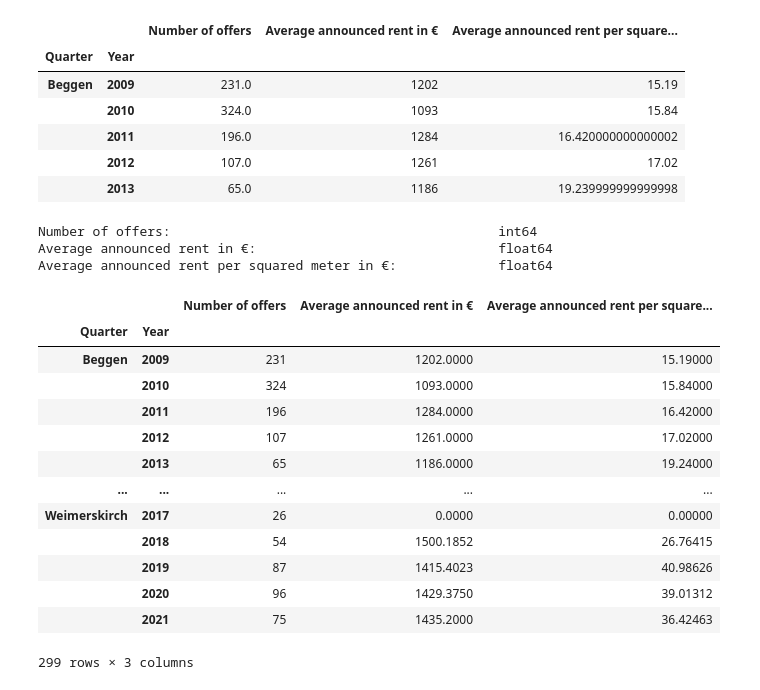
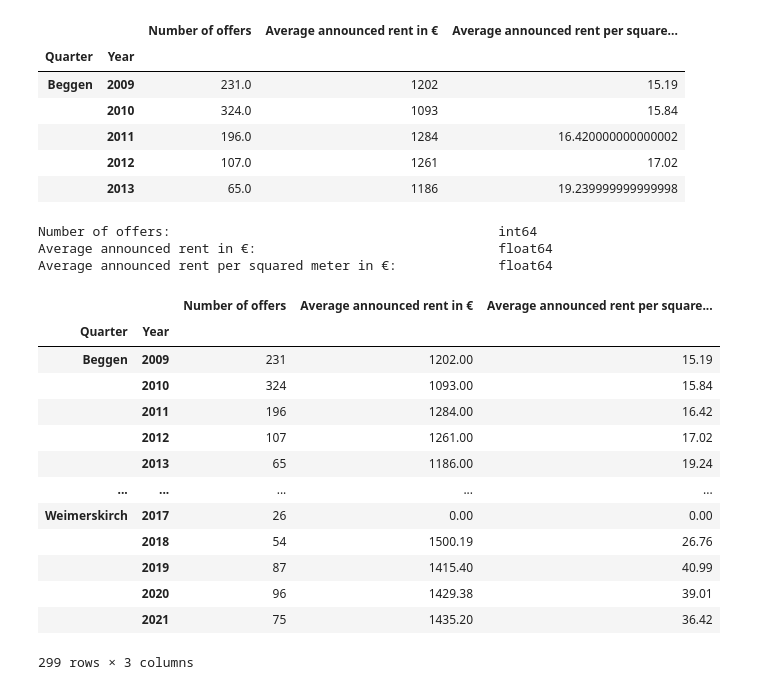
Before and after one commit to Dawreen/data-analytics-challenge, a Jupyter notebook: notebook_analysis.ipynb, the cells around one changed output. Cells and saved outputs as stored; diff of their text form; code cells hidden in the pictures.

Commit message:
round added.
Signed-off-by: Dawreen <dntknwhtf@gmail.com>

```diff
--- a/notebook_analysis.ipynb
+++ b/notebook_analysis.ipynb
@@ -51,8 +51,8 @@ def check_type_missing(dataset, missing, rent=None):
     val = missing
     dataset.replace('*', val, inplace=True)
     dataset[col1] = dataset[col1].astype('int64')
-    dataset[col2] = dataset[col2].astype('float64')
-    dataset[col3] = dataset[col3].astype('float64')
+    dataset[col2] = dataset[col2].astype('float64').round(2)
+    dataset[col3] = dataset[col3].astype('float64').round(2)
 
     # type check
     print(f"{col1 + ':':<50} \
@@ -161,25 +161,25 @@ rent_ap_data.head()
 |  | 2012 | 107.0 | 1261 | 17.02 |
 |  | 2013 | 65.0 | 1186 | 19.239999999999998 |
 # %%
-check_type_missing(rent_ap_data, 0, rent=any)
+check_type_missing(rent_ap_data, 0, rent=True)
 rent_ap_data
 # %% [output]
 Number of offers:                                          int64
 Average announced rent in €:                               float64
 Average announced rent per squared meter in €:             float64
 |  |  | Number of offers | Average announced rent in € | Average announced rent per square... |
 | Quarter | Year |  |  |  |
-| Beggen | 2009 | 231 | 1202.0000 | 15.19000 |
-|  | 2010 | 324 | 1093.0000 | 15.84000 |
-|  | 2011 | 196 | 1284.0000 | 16.42000 |
-|  | 2012 | 107 | 1261.0000 | 17.02000 |
-|  | 2013 | 65 | 1186.0000 | 19.24000 |
+| Beggen | 2009 | 231 | 1202.00 | 15.19 |
+|  | 2010 | 324 | 1093.00 | 15.84 |
+|  | 2011 | 196 | 1284.00 | 16.42 |
+|  | 2012 | 107 | 1261.00 | 17.02 |
+|  | 2013 | 65 | 1186.00 | 19.24 |
 | ... | ... | ... | ... | ... |
-| Weimerskirch | 2017 | 26 | 0.0000 | 0.00000 |
-|  | 2018 | 54 | 1500.1852 | 26.76415 |
-|  | 2019 | 87 | 1415.4023 | 40.98626 |
-|  | 2020 | 96 | 1429.3750 | 39.01312 |
-|  | 2021 | 75 | 1435.2000 | 36.42463 |
+| Weimerskirch | 2017 | 26 | 0.00 | 0.00 |
+|  | 2018 | 54 | 1500.19 | 26.76 |
+|  | 2019 | 87 | 1415.40 | 40.99 |
+|  | 2020 | 96 | 1429.38 | 39.01 |
+|  | 2021 | 75 | 1435.20 | 36.42 |
 299 rows × 3 columns
 # %%
 reg_price_data = pd.read_excel(reg_price_filepath)
```
Also changed, not shown: parts of 2 cells of this notebook.
